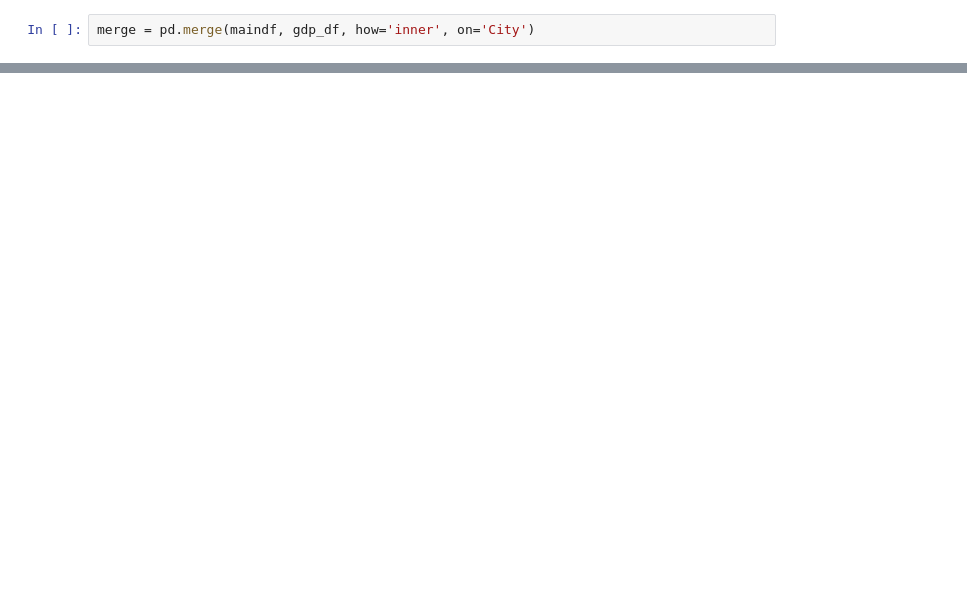
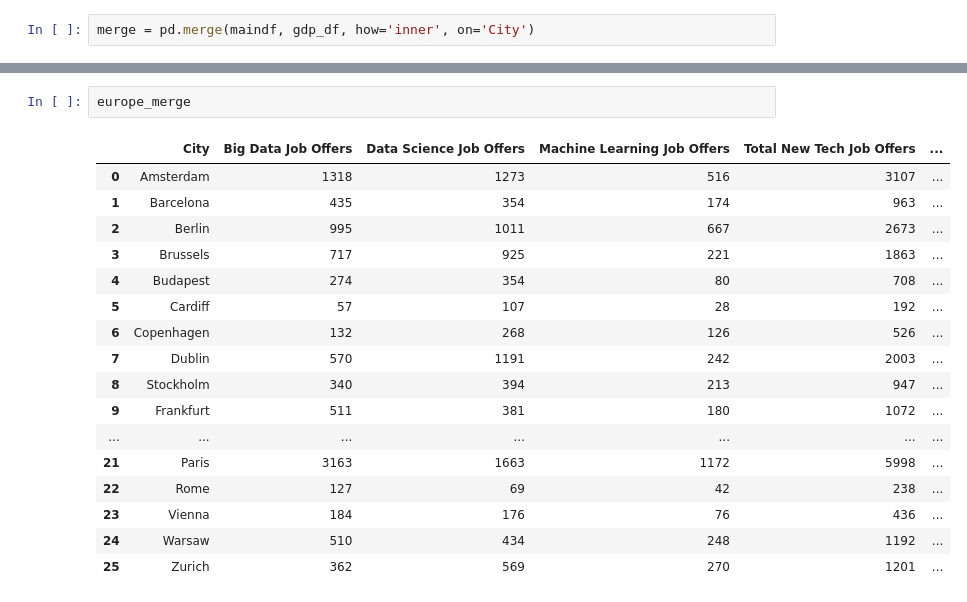
Before and after one commit to alexisriva/ProyectoAED, a Jupyter notebook: project.ipynb, the cells around one changed output, grey strips where cells are left out. Cells and saved outputs as stored; diff of their text form; blank space fills up the shorter version.

```diff
--- a/project.ipynb
+++ b/project.ipynb
@@ -230,0 +269,20 @@ merge.plot.scatter(x='GDP',y='Total New Tech Job Offers')
+# %%
+europe_merge
+# %% [output]
+|  | City | Big Data Job Offers | Data Science Job Offers | Machine Learning Job Offers | Total New Tech Job Offers | ... |
+| 0 | Amsterdam | 1318 | 1273 | 516 | 3107 | ... |
+| 1 | Barcelona | 435 | 354 | 174 | 963 | ... |
+| 2 | Berlin | 995 | 1011 | 667 | 2673 | ... |
+| 3 | Brussels | 717 | 925 | 221 | 1863 | ... |
+| 4 | Budapest | 274 | 354 | 80 | 708 | ... |
+| 5 | Cardiff | 57 | 107 | 28 | 192 | ... |
+| 6 | Copenhagen | 132 | 268 | 126 | 526 | ... |
+| 7 | Dublin | 570 | 1191 | 242 | 2003 | ... |
+| 8 | Stockholm | 340 | 394 | 213 | 947 | ... |
+| 9 | Frankfurt | 511 | 381 | 180 | 1072 | ... |
+| ... | ... | ... | ... | ... | ... | ... |
+| 21 | Paris | 3163 | 1663 | 1172 | 5998 | ... |
+| 22 | Rome | 127 | 69 | 42 | 238 | ... |
+| 23 | Vienna | 184 | 176 | 76 | 436 | ... |
+| 24 | Warsaw | 510 | 434 | 248 | 1192 | ... |
+| 25 | Zurich | 362 | 569 | 270 | 1201 | ... |
```
Also changed, not shown: parts of 22 cells of this notebook, 59 other files.
